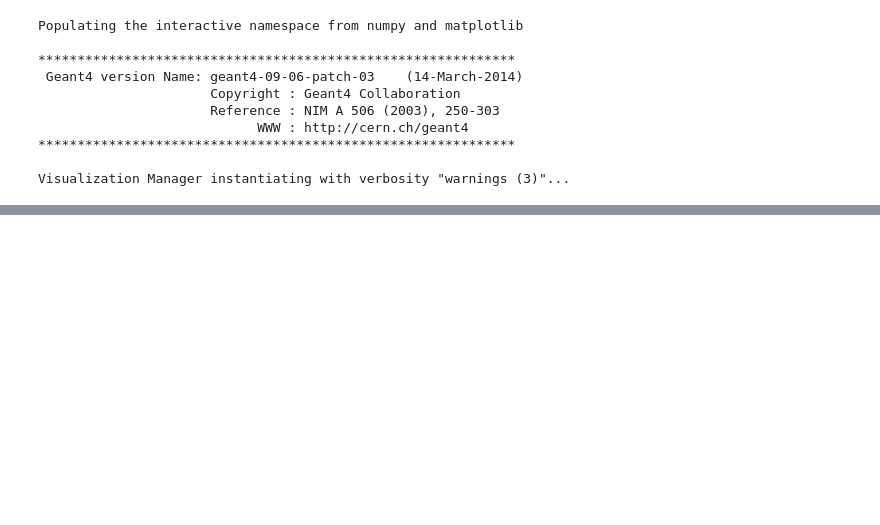
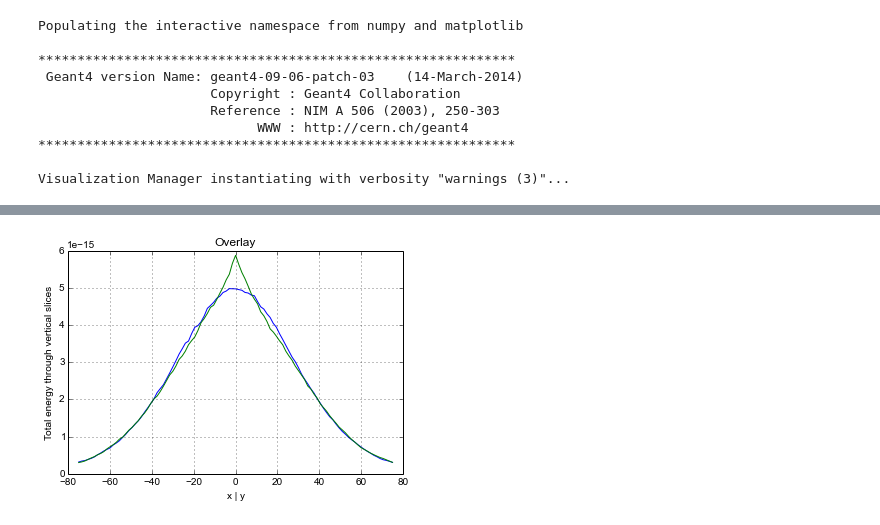
Before and after one commit to christopherpoole/linac, a Jupyter notebook: figures.ipynb, the cells around one changed output, grey strips where cells are left out. Saved outputs shown, nothing was run; the diff lists cells and outputs as text; code cells hidden in the pictures; blank space fills up the shorter version.

```diff
--- a/figures.ipynb
+++ b/figures.ipynb
@@ -119,0 +120,11 @@ grid(True)
+# %%
+plot(x,vertical_slice_dx,'b')
+plot(y,vertical_slice_dy,'g')
+
+title("Overlay")
+ylabel("Total energy through vertical slices")
+xlabel("x | y")
+
+grid(True)
+# %% [output]
+[figure, added]
```
Also changed, not shown: parts of 17 cells of this notebook, 10 other files.
